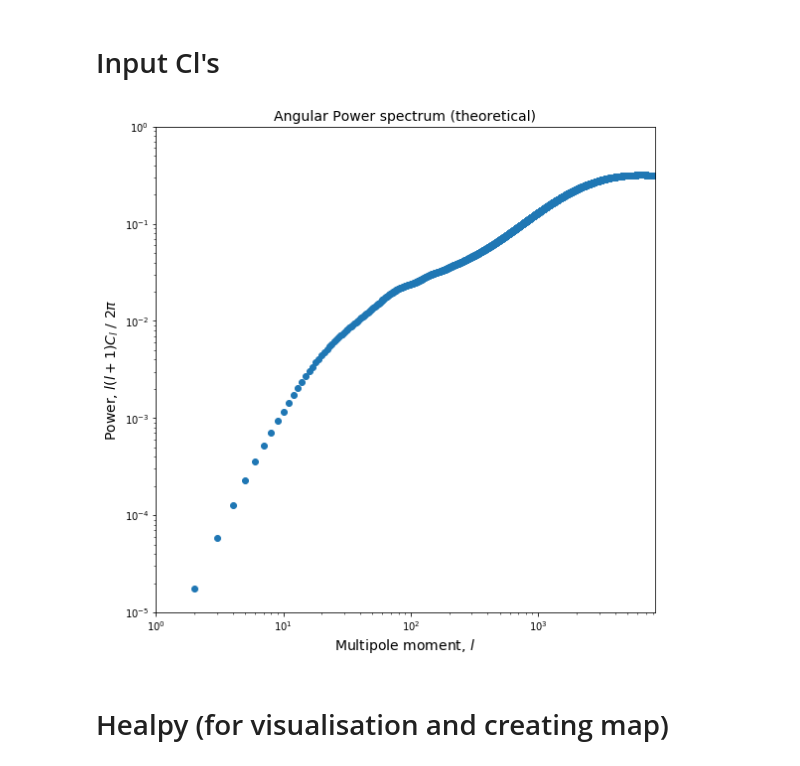
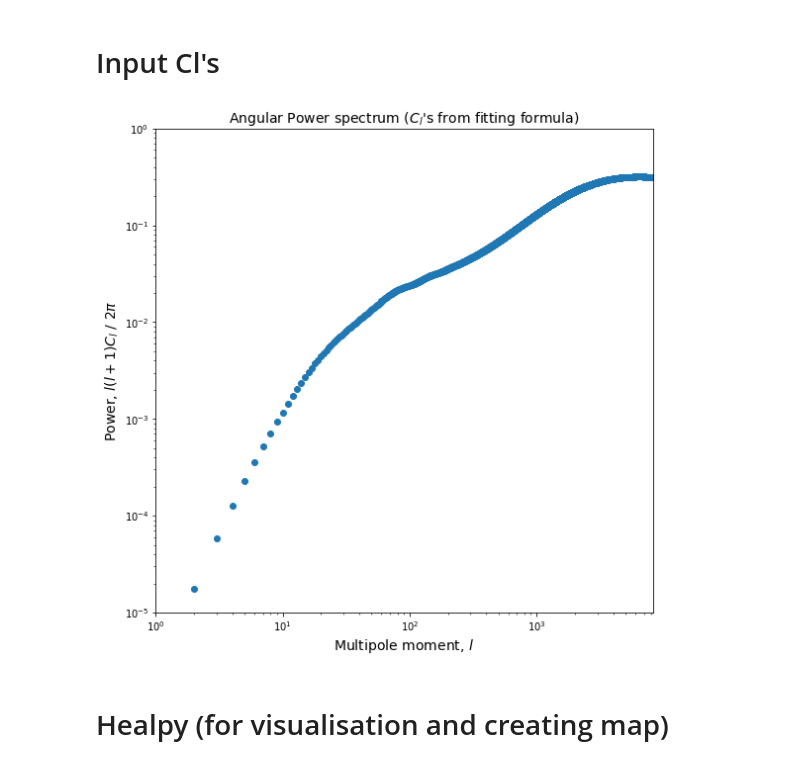
Before and after one commit to anikhalder/Integrated_Bispectrum, a Jupyter notebook: power_spectrum_gaussian/power_spectrum_gaussian_single_patch.ipynb, the cells around one changed output. Drawn from its saved outputs; the diff is of its cells as text; code cells hidden in the pictures.

Commit message:
Correct title of plots

```diff
--- a/power_spectrum_gaussian/power_spectrum_gaussian_single_patch.ipynb
+++ b/power_spectrum_gaussian/power_spectrum_gaussian_single_patch.ipynb
@@ -25,17 +25,17 @@ l , cl = read_cl()
 # %%
 plt.figure(figsize=(9,9))
 
 plt.scatter(l, l*(l+1)*cl/(2*np.pi))
 plt.yscale('log')
 plt.xscale('log')
 plt.xlim(1,8192)
 plt.ylim(1e-5,1)
 plt.xlabel('Multipole moment, $l$', fontsize=14)
 plt.ylabel('Power, $l(l+1)C_l$ / $2π$', fontsize=14)
-plt.title('Angular Power spectrum (theoretical)', fontsize=14)
+plt.title('Angular Power spectrum ($C_l$\'s from fitting formula)', fontsize=14)
 plt.savefig('./simulations_output/plot_output/Angular_power_spectrum_Cl_data.pdf')
 # %% [output]
-[figure, old version]
+[figure, new version]
 # %% [markdown]
 # Healpy (for visualisation and creating map)
 # %%
```
Also changed, not shown: 5 other files.
